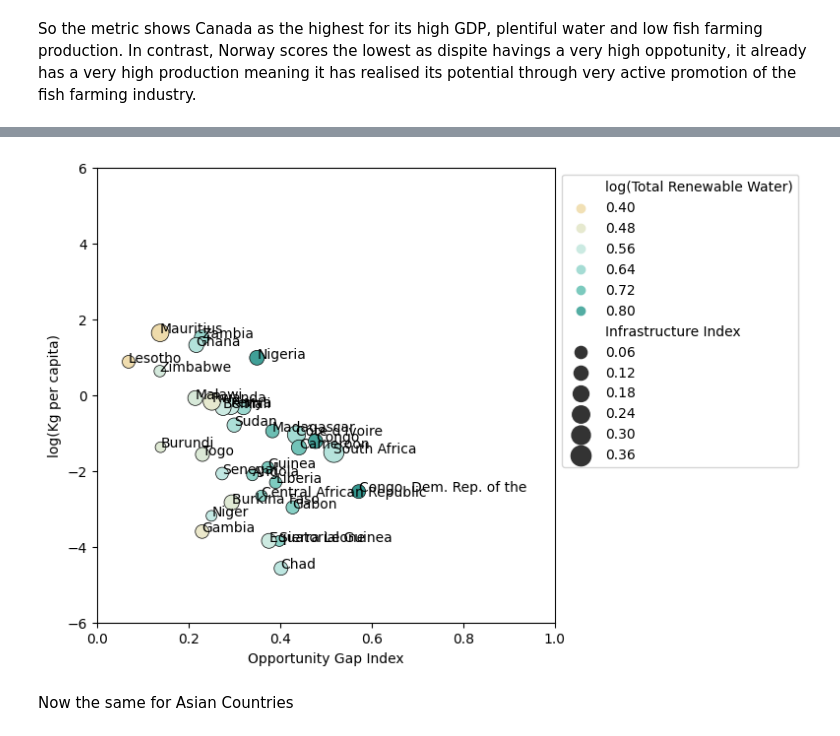
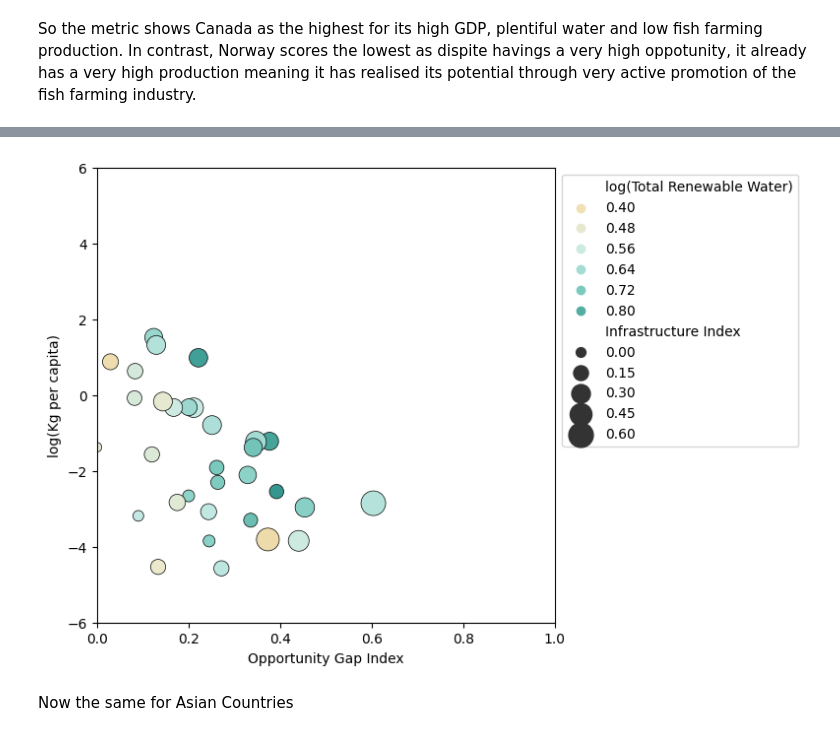
Before and after one commit to seenstevo/Pisciculture_EDA, a Jupyter notebook: src/notebooks/Metric_Of_Untapped_Potential.ipynb, the cells around one changed output, grey strips where cells are left out. Cells and saved outputs as stored; diff of their text form; code cells hidden in the pictures.

Commit message:
opportunity gap index fixed freshwater only

```diff
--- a/src/notebooks/Metric_Of_Untapped_Potential.ipynb
+++ b/src/notebooks/Metric_Of_Untapped_Potential.ipynb
@@ -81,3 +83,5 @@ aquaculture_quantity_value.rename(columns = {'GDP_per_capita': 'GDP per capita',
+# %%
+aquaculture_quantity_value = aquaculture_quantity_value[aquaculture_quantity_value['Environment'] == 'Freshwater']
 # %%
 aquaculture_quantity_value.info()
 # %% [output]
@@ -111,6 +116,6 @@ aquaculture_quantity_value['log(Total Renewable Water)'] = np.log(aquaculture_qu
 # %%
-data = aquaculture_quantity_value['GDP per capita']
-aquaculture_quantity_value['GDP per capita'] = ((data - np.min(data)) / (np.max(data) - np.min(data)))
+data = np.log(aquaculture_quantity_value['GDP per capita'] + 1)
+aquaculture_quantity_value['GDP per capita'] = (data - np.min(data)) / (np.max(data) - np.min(data))
 
 data = aquaculture_quantity_value['Logistic Index']
 aquaculture_quantity_value['Logistic Index'] = ((data - np.min(data)) / (np.max(data) - np.min(data)))
@@ -298,0 +303,25 @@ sns.move_legend(g, "upper left", bbox_to_anchor=(1, 1))
+# %%
+cmap = clr.LinearSegmentedColormap.from_list('dry to wet',
+                                             ['#8c510a','#bf812d','#dfc27d','#f6e8c3','#c7eae5','#80cdc1','#35978f','#01665e'],
+                                             N=256)
+
+g = sns.scatterplot(data = opportunity_index_by_country,
+                x = 'Opportunity Gap Index',
+                y = 'log(Kg per capita)',
+                hue = 'log(Total Renewable Water)',
+                hue_norm=(0,1),
+                size = 'Infrastructure Index',
+                sizes = (50, 500),
+                size_norm= (0,1),
+                palette = cmap,
+                linewidth = 0.5,
+                edgecolor = 'black')
+
+sns.move_legend(g, "upper left", bbox_to_anchor=(1, 1))
+plt.ylim(2,4)
+plt.xlim(0,0.2)
+
+# label_point(opportunity_index_by_country['Opportunity Gap Index'],
+#             opportunity_index_by_country['log(Kg per capita)'],
+#             opportunity_index_by_country['Country'],
+#             plt.gca())
@@ -323,25 +355,25 @@ def label_point(x, y, val, ax):
 # %%
 plt.figure(figsize=(6,6))
 g = sns.scatterplot(data = africa_to_make_final_metric,
                 x = 'Opportunity Gap Index',
                 y = 'log(Kg per capita)',
                 hue = 'log(Total Renewable Water)',
                 hue_norm=(0,1),
                 size = 'Infrastructure Index',
                 sizes = (50,500),
                 size_norm= (0,1),
                 palette = cmap,
                 linewidth = 0.5,
                 edgecolor = 'black')
 g.set(xlim = (0,1), ylim = (-6,6))
 sns.move_legend(g, "upper left", bbox_to_anchor=(1, 1))
 
-label_point(africa_to_make_final_metric['Opportunity Gap Index'],
-            africa_to_make_final_metric['log(Kg per capita)'],
-            africa_to_make_final_metric['Country'],
-            plt.gca())
+# label_point(africa_to_make_final_metric['Opportunity Gap Index'],
+#             africa_to_make_final_metric['log(Kg per capita)'],
+#             africa_to_make_final_metric['Country'],
+#             plt.gca())
 # %% [output]
-[figure, old version]
+[figure, new version]
 # %% [markdown]
 Now the same for Asian Countries
 # %%
```
Also changed, not shown: parts of 19 cells of this notebook, 1 other file.
